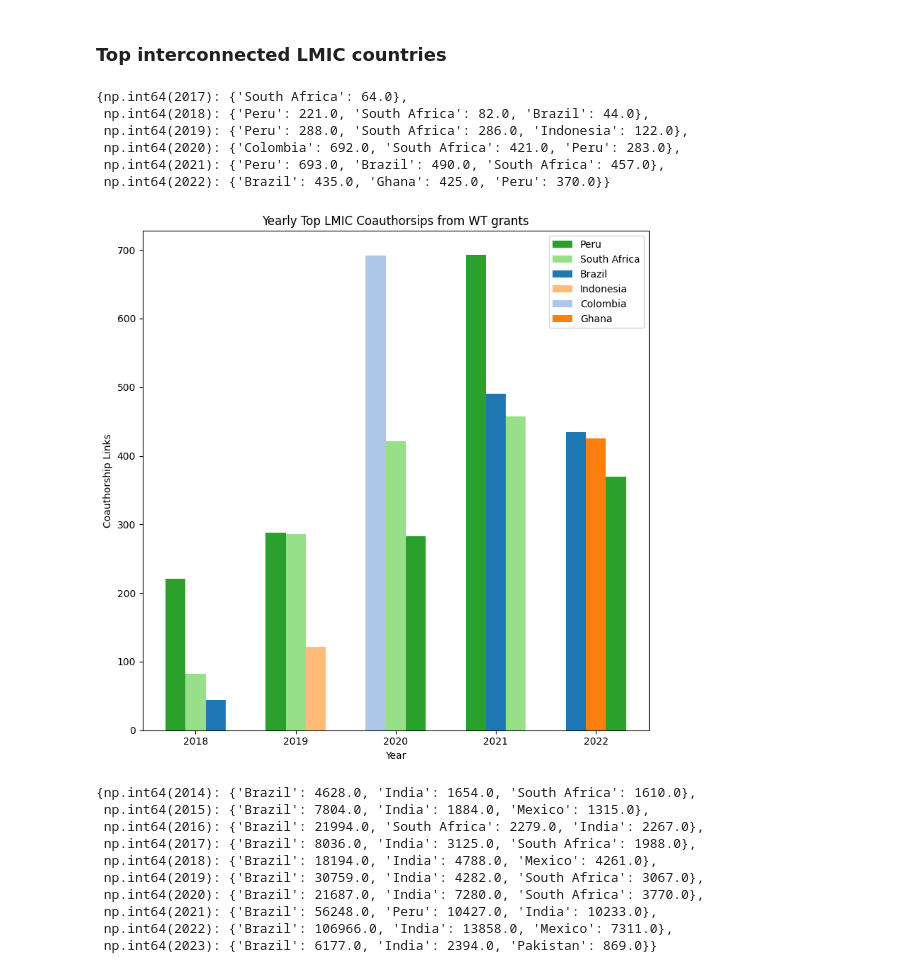
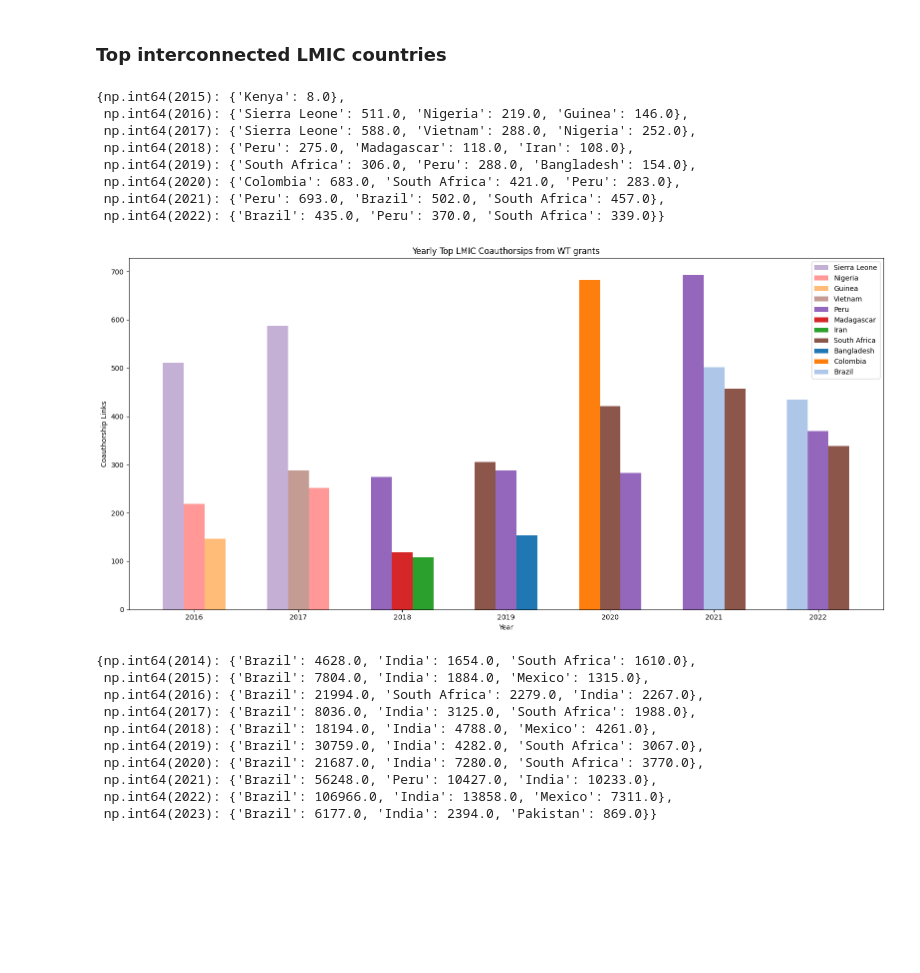
Before and after one commit to mdc5017/wellcome_academic_graph_toolkit, a Jupyter notebook: geographies/CH_vis.ipynb, the cells around one changed output. Cells and saved outputs as stored; diff of their text form; code cells hidden in the pictures; blank space fills up the shorter version.

```diff
--- a/geographies/CH_vis.ipynb
+++ b/geographies/CH_vis.ipynb
@@ -161,6 +174,7 @@ lmic_list = countries_class[countries_class['Income group'].isin(['Low income',
 lmic_list['Economy'] = lmic_list['Economy'].replace("Côte d’Ivoire", "Ivory Coast")
 lmic_list['Economy'] = lmic_list['Economy'].replace("Gambia, The", "Gambia")
 lmic_list['Economy'] = lmic_list['Economy'].replace("Iran, Islamic Rep.", "Iran")
+lmic_list['Economy'] = lmic_list['Economy'].replace("Congo, Dem. Rep.", "Democratic Republic of the Congo")
 # %% [output]
 A value is trying to be set on a copy of a slice from a DataFrame.
 Try using .loc[row_indexer,col_indexer] = value instead
@@ -186,6 +205,8 @@ for year in  all_ch_loc.adjacency_matrices:
         if country == 'All' or country == 'total':
             continue
         for country2 in all_ch_loc.adjacency_matrices[year]['All'][country].index:
+            if country2 == 'All' or country == 'total':
+                continue
             if country in list(lmic_list['Economy']) or country2 in list(lmic_list['Economy']):
                 total += all_ch_loc.adjacency_matrices[year]['All'][country][country2]
     all_ch_lmic[year] = (total, all_ch_loc.adjacency_matrices[year]['All']['All']['All'])
@@ -198,7 +219,9 @@ for year in  wt_ch_loc.adjacency_matrices:
         if country == 'All' or country == 'total':
             continue
         for country2 in wt_ch_loc.adjacency_matrices[year]['All'][country].index:
-            if country in list(lmic_list['Economy']) or country2 in list(lmic_list['Economy']):
+            if country2 == 'All' or country == 'total':
+                continue
+            elif country in list(lmic_list['Economy']) or country2 in list(lmic_list['Economy']):
                 total += wt_ch_loc.adjacency_matrices[year]['All'][country][country2]
     wt_ch_lmic[year] = (total, wt_ch_loc.adjacency_matrices[year]['All']['All']['All'])
 # %%
@@ -257,3 +278,6 @@ years.remove(2023)
+# %%
+years.remove(2023)
+years = [year for year in years if year >= 2012]
 # %%
 top_wt_countries = {}
 for year in sorted(years):
@@ -264,12 +288,14 @@ for year in sorted(years):
 
 top_wt_countries
 # %% [output]
-{np.int64(2017): {'South Africa': 64.0},
- np.int64(2018): {'Peru': 221.0, 'South Africa': 82.0, 'Brazil': 44.0},
- np.int64(2019): {'Peru': 288.0, 'South Africa': 286.0, 'Indonesia': 122.0},
- np.int64(2020): {'Colombia': 692.0, 'South Africa': 421.0, 'Peru': 283.0},
- np.int64(2021): {'Peru': 693.0, 'Brazil': 490.0, 'South Africa': 457.0},
- np.int64(2022): {'Brazil': 435.0, 'Ghana': 425.0, 'Peru': 370.0}}
+{np.int64(2015): {'Kenya': 8.0},
+ np.int64(2016): {'Sierra Leone': 511.0, 'Nigeria': 219.0, 'Guinea': 146.0},
+ np.int64(2017): {'Sierra Leone': 588.0, 'Vietnam': 288.0, 'Nigeria': 252.0},
+ np.int64(2018): {'Peru': 275.0, 'Madagascar': 118.0, 'Iran': 108.0},
+ np.int64(2019): {'South Africa': 306.0, 'Peru': 288.0, 'Bangladesh': 154.0},
+ np.int64(2020): {'Colombia': 683.0, 'South Africa': 421.0, 'Peru': 283.0},
+ np.int64(2021): {'Peru': 693.0, 'Brazil': 502.0, 'South Africa': 457.0},
+ np.int64(2022): {'Brazil': 435.0, 'Peru': 370.0, 'South Africa': 339.0}}
 # %%
 years = list(top_wt_countries.keys())
 # %%
@@ -279,7 +305,7 @@ import matplotlib.pyplot as plt
 
 # Extract years and unique countries
 years = list(top_wt_countries.keys())
-years.remove(2017)
+years.remove(2015)
 countries = sorted(set(country for year_data in top_wt_countries.values() for country in year_data))
 
 # Define color map for each country
@@ -293,7 +319,7 @@ index = np.arange(len(years))
 plotted_countries = set()
 
 # Plot setup
-fig, ax = plt.subplots(figsize=(8, 8))
+fig, ax = plt.subplots(figsize=(16, 8))
 
 # Plot each year's data, keeping colors consistent for each country
 for j, year in enumerate(years):
@@ -306,34 +332,34 @@ for j, year in enumerate(years):
 
     # Plot each country's data for this year
     for i, country in enumerate(countries_in_year):
         value = year_data[country]
         # Calculate the position for each bar
         position = index[j] - offset + i * bar_width
         # Add country to legend only once
         if country not in plotted_countries:
             ax.bar(position, value, bar_width, label=country, color=color_map[country])
             plotted_countries.add(country)
         else:
             ax.bar(position, value, bar_width, color=color_map[country])
 
 # Labels and titles
 ax.set_xlabel('Year')
 ax.set_ylabel('Coauthorship Links')
 ax.set_title('Yearly Top LMIC Coauthorsips from WT grants')
 ax.set_xticks(index)
 ax.set_xticklabels([str(year) for year in years])
 
 # Display a single legend with all countries
 ax.legend()
 
 # Layout adjustment
 plt.xticks()
 plt.tight_layout()
 
 # Show plot
 plt.show()
 # %% [output]
-[figure, old version]
+[figure, new version]
 # %%
 years = []
 for year in all_ch_loc.adjacency_matrices:
```
Also changed, not shown: parts of 11 cells of this notebook, 1 other file.
